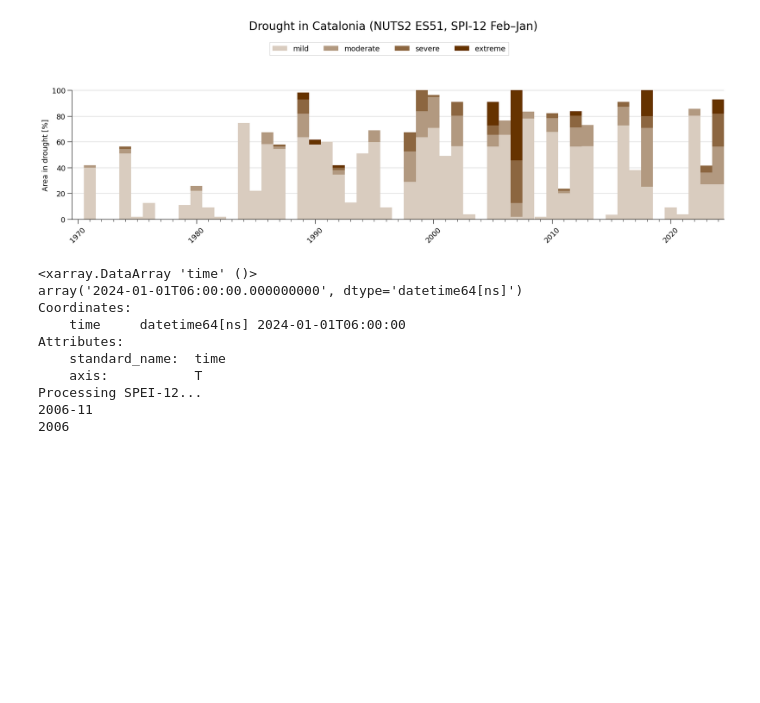
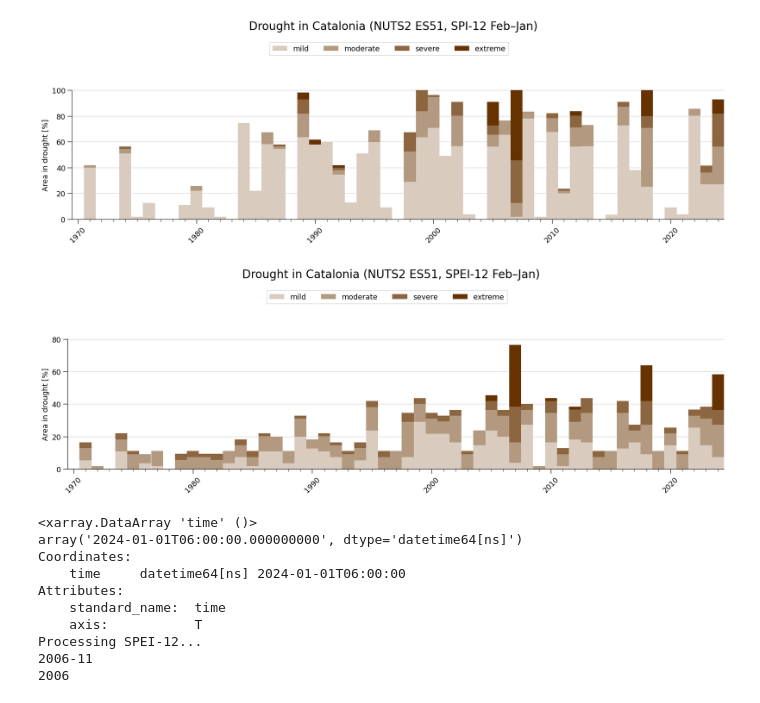
Before and after one commit to jkeune/drought-on-demand, a Jupyter notebook: Catalunya2024.ipynb, the cells around one changed output. Drawn from its saved outputs; the diff is of its cells as text; code cells hidden in the pictures; blank space fills up the shorter version.

Commit message:
feat: adding SPEI timeseries for Catalonia

```diff
--- a/Catalunya2024.ipynb
+++ b/Catalunya2024.ipynb
@@ -541,6 +541,9 @@ spi1          = spi1.where(spi1 != -9999)
 spi12         = xr.open_dataset(os.path.join(ipath, f"SPI12_gamma_{region}_era5t_moda_ref{ref_period}_19400101to20240101.nc"))[f"SPI12"]
 spi12         = spi12.where(spi12 != -9999)
 
+spei12        = xr.open_dataset(os.path.join(ipath, f"SPEI12_genextreme_{region}_era5t_moda_ref{ref_period}_19400101to20240101.nc"))[f"SPEI12"]
+spei12        = spei12.where(spei12 != -9999)
+
 # grid to work with
 lats           = np.asarray(spi1.lat)
 lons           = np.asarray(spi1.lon)
@@ -649,8 +652,9 @@ area_3d     = area_2d.expand_dims(dim={"time": spi1.time}, axis=0)
 # %% [output]
 [figure]
 # %%
-aid_spi1   = {}
+aid_spi1    = {}
 aid_spi12   = {}
+aid_spei12  = {}
 
 for severity in ['mild','moderate','severe','extreme','any']:
 
@@ -683,3 +687,10 @@ for severity in ['mild','moderate','severe','extreme','any']:
     tmp    = 100 * (dmask*area_3d).sum(dim=["lat", "lon"]) / area_3d.sum(dim=["lat", "lon"])
     aid_spi12[severity] = tmp
     del(tmp, rspi, dmask)
+
+    # SPEI-12
+    rspi   = spei12*nutsmask_3d_xr
+    dmask  = xr.where((rspi > thresh_min) & (rspi <= thresh_max), 1, np.nan)
+    tmp    = 100 * (dmask*area_3d).sum(dim=["lat", "lon"]) / area_3d.sum(dim=["lat", "lon"])
+    aid_spei12[severity] = tmp
+    del(tmp, rspi, dmask)
@@ -821,6 +812,68 @@ plt.savefig("figures/Timeseries_Catalunya_SPI-12_FebtoJan_series.pdf", dpi=300,
 plt.show()
 # %% [output]
 [figure]
+# %%
+fig, ax1 = plt.subplots(1,1, figsize=(18,6))
+fig.suptitle(f"Drought in Catalonia (NUTS2 ES51, SPEI-12 Feb–Jan)", fontsize=20)
+fig.tight_layout(pad=3.95)
+fig.subplots_adjust(top=0.695)
+font = {'family' : 'sans-serif',
+        'weight' : 'normal',
+        'size'   : 13}
+
+plt.rc('font', **font)
+
+severities = ['mild','moderate','severe','extreme']
+
+# single month data since yyyystart
+imonth = 1
+yyyystart = 1970
+
+pidata1 = aid_spei12['mild'].sel(time=aid_spei12['mild'].time.dt.month.isin([imonth])).to_series()
+pidata1 = pidata1.iloc[pidata1.index.year >= yyyystart]
+pidata2 = aid_spei12['moderate'].sel(time=aid_spei12['moderate'].time.dt.month.isin([imonth])).to_series()
+pidata2 = pidata2.iloc[pidata2.index.year >= yyyystart]
+pidata3 = aid_spei12['severe'].sel(time=aid_spei12['severe'].time.dt.month.isin([imonth])).to_series()
+pidata3 = pidata3.iloc[pidata3.index.year >= yyyystart]
+pidata4 = aid_spei12['extreme'].sel(time=aid_spei12['extreme'].time.dt.month.isin([imonth])).to_series()
+pidata4 = pidata4.iloc[pidata4.index.year >= yyyystart]
+apidata = pd.concat([pidata1, pidata2, pidata3, pidata4], axis=1)
+apidata.index = apidata.index.shift(-0, freq="MS") # shift datetimeindex to get ticks centered on bar
+bottom = np.zeros(len(apidata.index))
+for i in apidata.columns:
+    p = ax1.bar(apidata[i].index, apidata[i].values, width=relativedelta.relativedelta(months=12), facecolor=color_list[3-i], alpha=1, label=severities[i], bottom=bottom)
+    bottom += apidata[i].values
+ax1.set_ylabel("Area in drought [%]")
+ax1.legend(ncol=4, loc='upper right', bbox_to_anchor=(0.675, 1.4), fancybox=False, shadow=False)
+ax1.margins(x=0)
+ax1.spines['top'].set_visible(False)
+ax1.spines['right'].set_visible(False)
+#ax1.spines['bottom'].set_visible(False)
+#ax1.spines['left'].set_visible(False)
+#ax1.tick_params(axis='both', colors='dimgrey')
+#ax1.xaxis.label.set_color('dimgrey')
+#ax1.yaxis.label.set_color('dimgrey')
+#ax1.xaxis.set_minor_locator(MultipleLocator(365)) # does not account for leap years
+ax1.xaxis.set_minor_locator(mdates.YearLocator())
+ax1.xaxis.set_major_locator(mdates.YearLocator(10))
+date_form = DateFormatter("%Y")
+ax1.xaxis.set_major_formatter(date_form)
+ax1.tick_params(which='minor', length=4)
+ax1.tick_params(which='major', length=8)
+#ax1.set_xticklabels(ax1.get_xticklabels(), rotation=30, ha='right')
+#ax1.grid(True)
+ax1.set_axisbelow(True)
+ax1.yaxis.grid(color='lightgray', linestyle='solid') #dashed
+for tick in ax1.get_xticklabels():
+    tick.set_rotation(45)
+
+plt.savefig("figures/Timeseries_Catalunya_SPEI-12_FebtoJan_series.pdf", dpi=300, format=None, metadata=None,
+            bbox_inches=None, pad_inches=0.1,
+            facecolor='auto', edgecolor='auto',
+            backend=None)
+plt.show()
+# %% [output]
+[figure, added]
 # %%
 nuts_spi12   = spi12*nutsmask_3d_xr
 print(nuts_spi12.time[1008])
```
Also changed, not shown: parts of 3 cells of this notebook.
